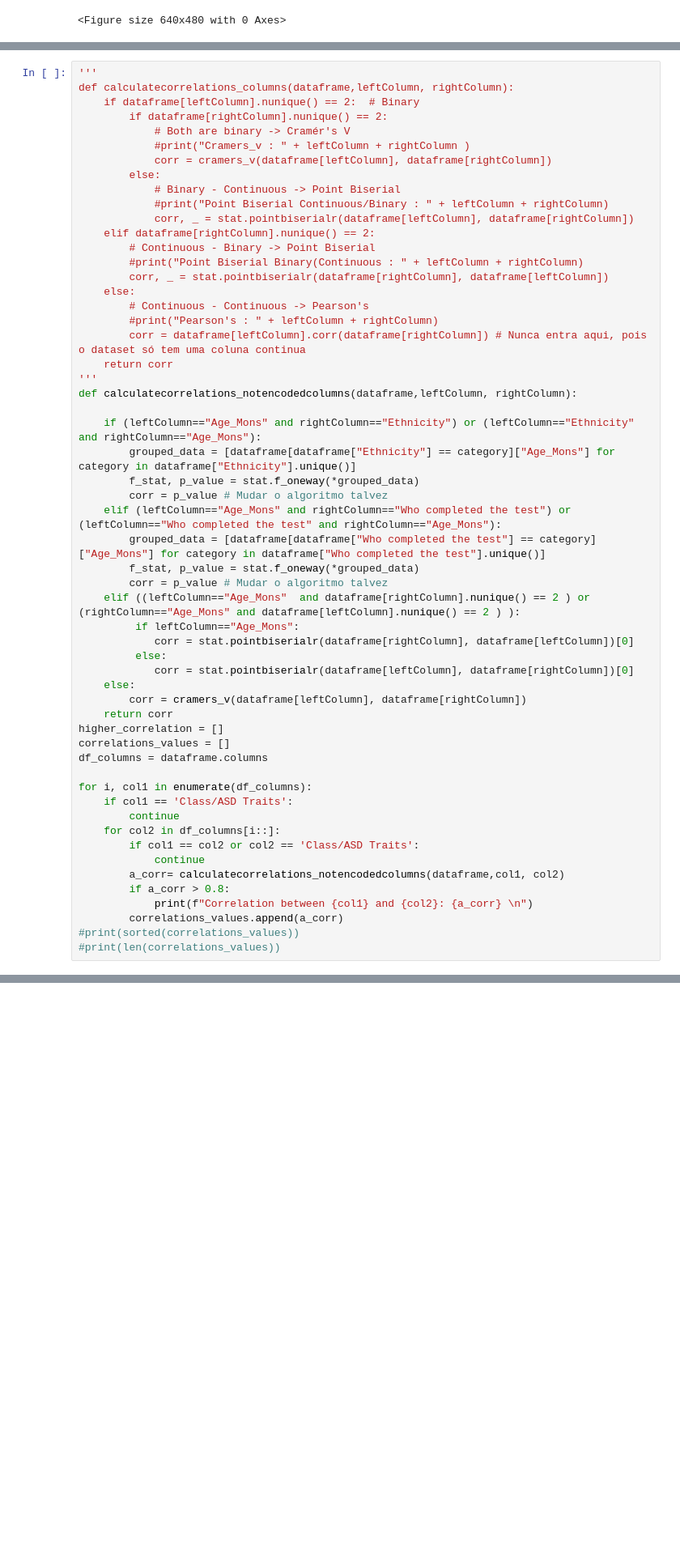
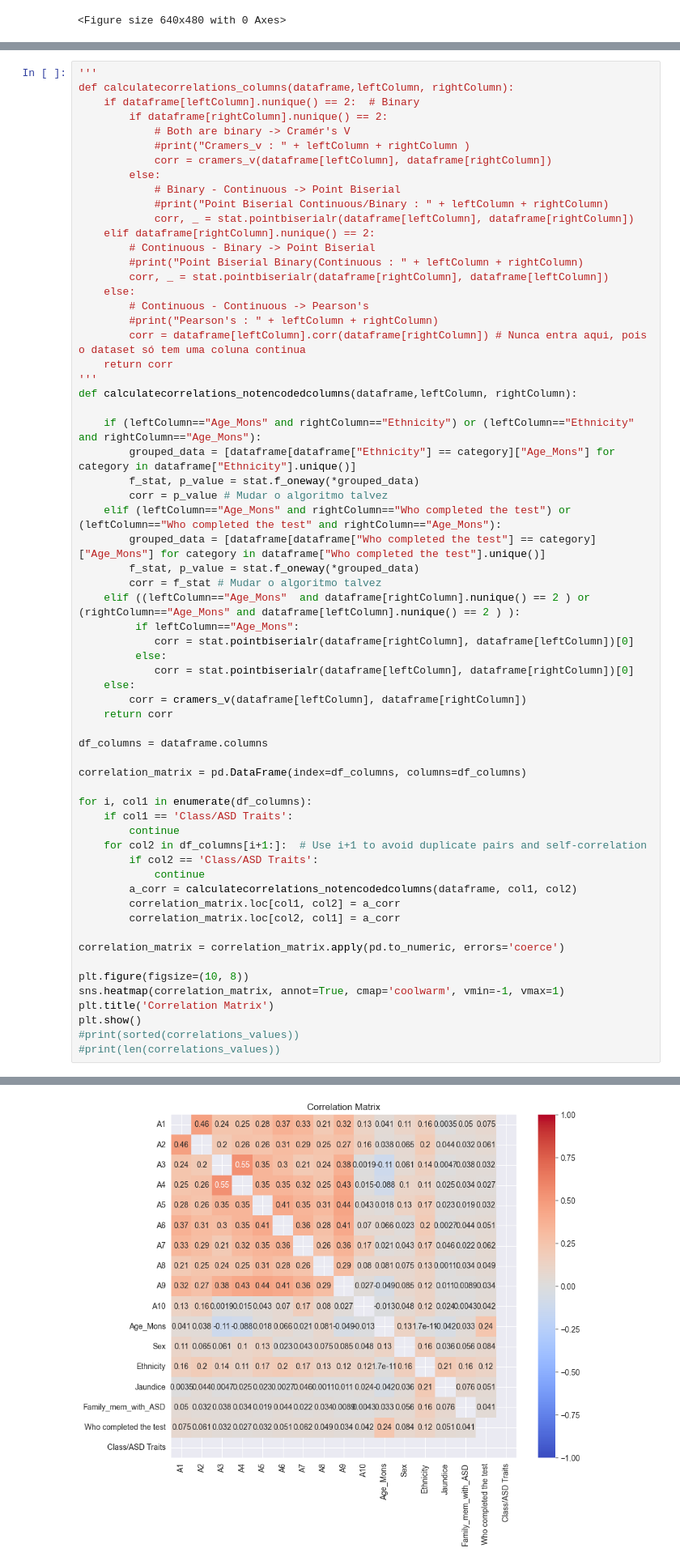
Before and after one commit to up202108724/Assignment2IA, a Jupyter notebook: assignment2.ipynb, the cells around one changed output, grey strips where cells are left out. Shown: that part at 81% size. Drawn from its saved outputs; the diff is of its cells as text; blank space fills up the shorter version.

Commit message:
Displayed data

```diff
--- a/assignment2.ipynb
+++ b/assignment2.ipynb
@@ -305,7 +306,7 @@ def calculatecorrelations_notencodedcolumns(dataframe,leftColumn, rightColumn):
     elif (leftColumn=="Age_Mons" and rightColumn=="Who completed the test") or (leftColumn=="Who completed the test" and rightColumn=="Age_Mons"):
         grouped_data = [dataframe[dataframe["Who completed the test"] == category]["Age_Mons"] for category in dataframe["Who completed the test"].unique()]
         f_stat, p_value = stat.f_oneway(*grouped_data)
-        corr = p_value # Mudar o algoritmo talvez
+        corr = f_stat # Mudar o algoritmo talvez
     elif ((leftColumn=="Age_Mons"  and dataframe[rightColumn].nunique() == 2 ) or (rightColumn=="Age_Mons" and dataframe[leftColumn].nunique() == 2 ) ):
          if leftColumn=="Age_Mons":
             corr = stat.pointbiserialr(dataframe[rightColumn], dataframe[leftColumn])[0]
@@ -314,20 +315,27 @@ def calculatecorrelations_notencodedcolumns(dataframe,leftColumn, rightColumn):
     else:
         corr = cramers_v(dataframe[leftColumn], dataframe[rightColumn])
     return corr
-higher_correlation = []
-correlations_values = []
+
 df_columns = dataframe.columns
+
+correlation_matrix = pd.DataFrame(index=df_columns, columns=df_columns)
 
 for i, col1 in enumerate(df_columns):
     if col1 == 'Class/ASD Traits':
         continue
-    for col2 in df_columns[i::]:
-        if col1 == col2 or col2 == 'Class/ASD Traits':
+    for col2 in df_columns[i+1:]:  # Use i+1 to avoid duplicate pairs and self-correlation
+        if col2 == 'Class/ASD Traits':
             continue
-        a_corr= calculatecorrelations_notencodedcolumns(dataframe,col1, col2)
-        if a_corr > 0.8:
-            print(f"Correlation between {col1} and {col2}: {a_corr} \n")
-        correlations_values.append(a_corr)
+        a_corr = calculatecorrelations_notencodedcolumns(dataframe, col1, col2)
+        correlation_matrix.loc[col1, col2] = a_corr
+        correlation_matrix.loc[col2, col1] = a_corr
+
+correlation_matrix = correlation_matrix.apply(pd.to_numeric, errors='coerce')
+
+plt.figure(figsize=(10, 8))
+sns.heatmap(correlation_matrix, annot=True, cmap='coolwarm', vmin=-1, vmax=1)
+plt.title('Correlation Matrix')
+plt.show()
 #print(sorted(correlations_values))
 #print(len(correlations_values))
 # %% [output]
@@ -339,3 +342,4 @@ Correlation between Age_Mons and Who completed the test: 0.8694339099608406
+[figure, added]
 # %% [markdown]
 # Dataset Training
 # %%
```
Also changed, not shown: parts of 4 cells of this notebook.
